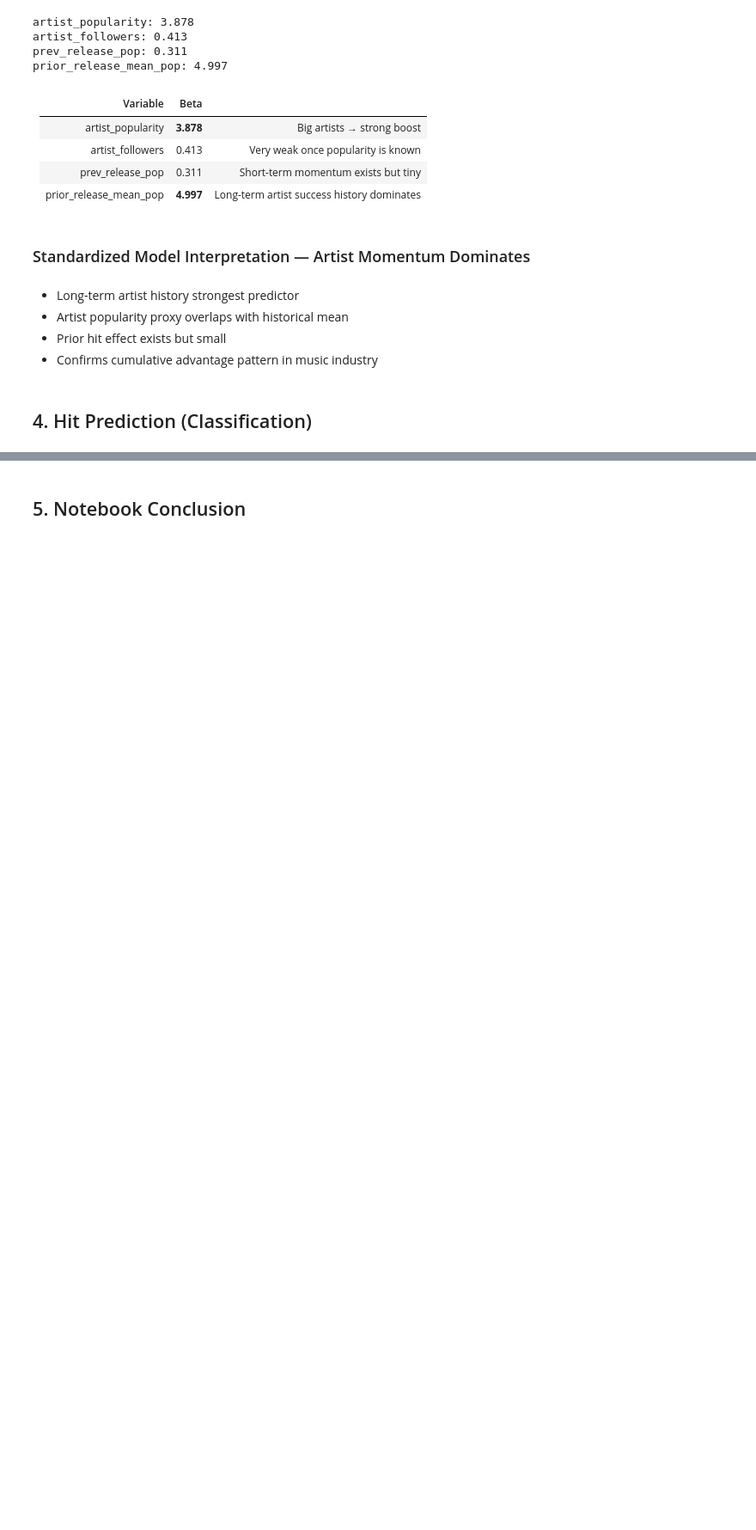
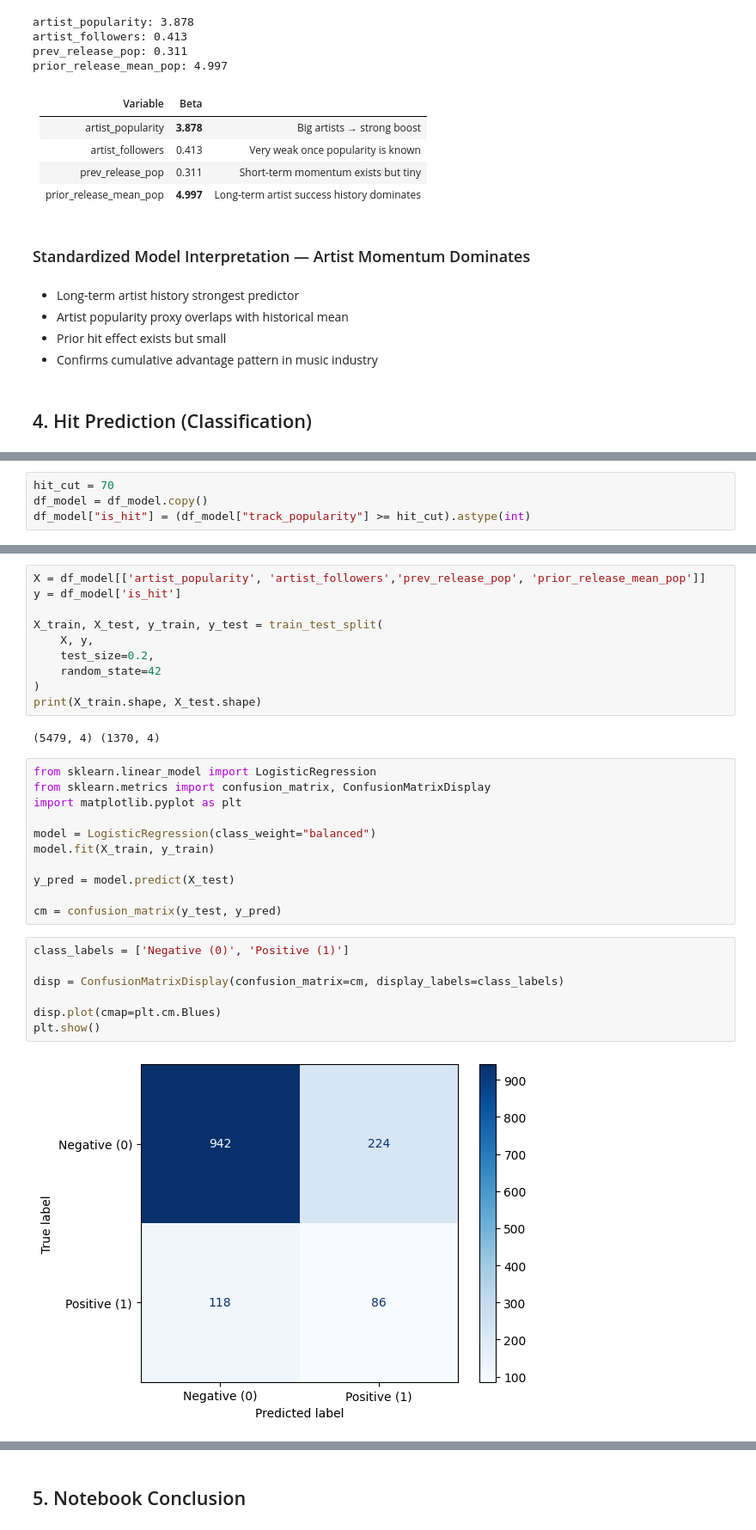
Before and after one commit to lucytheboss/what-drives-music-popularity, a Jupyter notebook: notebooks/05_audio_modeling.ipynb, the cells around one changed output, grey strips where cells are left out. Shown at 86% size. Cells and saved outputs as stored; diff of their text form; blank space fills up the shorter version.

Commit message:
Finalize Notebook 05: momentum-based popularity modeling & hit classification analysi

```diff
--- a/notebooks/05_audio_modeling.ipynb
+++ b/notebooks/05_audio_modeling.ipynb
@@ -460,0 +481,4 @@ prior_release_mean_pop: 4.997
+# %%
+hit_cut = 70
+df_model = df_model.copy()
+df_model["is_hit"] = (df_model["track_popularity"] >= hit_cut).astype(int)
@@ -460,0 +501,32 @@ prior_release_mean_pop: 4.997
+# %%
+X = df_model[['artist_popularity', 'artist_followers','prev_release_pop', 'prior_release_mean_pop']]
+y = df_model['is_hit']
+
+X_train, X_test, y_train, y_test = train_test_split(
+    X, y,
+    test_size=0.2,
+    random_state=42
+)
+print(X_train.shape, X_test.shape)
+# %% [output]
+(5479, 4) (1370, 4)
+# %%
+from sklearn.linear_model import LogisticRegression
+from sklearn.metrics import confusion_matrix, ConfusionMatrixDisplay
+import matplotlib.pyplot as plt
+
+model = LogisticRegression(class_weight="balanced")
+model.fit(X_train, y_train)
+
+y_pred = model.predict(X_test)
+
+cm = confusion_matrix(y_test, y_pred)
+# %%
+class_labels = ['Negative (0)', 'Positive (1)']
+
+disp = ConfusionMatrixDisplay(confusion_matrix=cm, display_labels=class_labels)
+
+disp.plot(cmap=plt.cm.Blues)
+plt.show()
+# %% [output]
+[figure, added]
```
Also changed, not shown: parts of 13 cells of this notebook.
